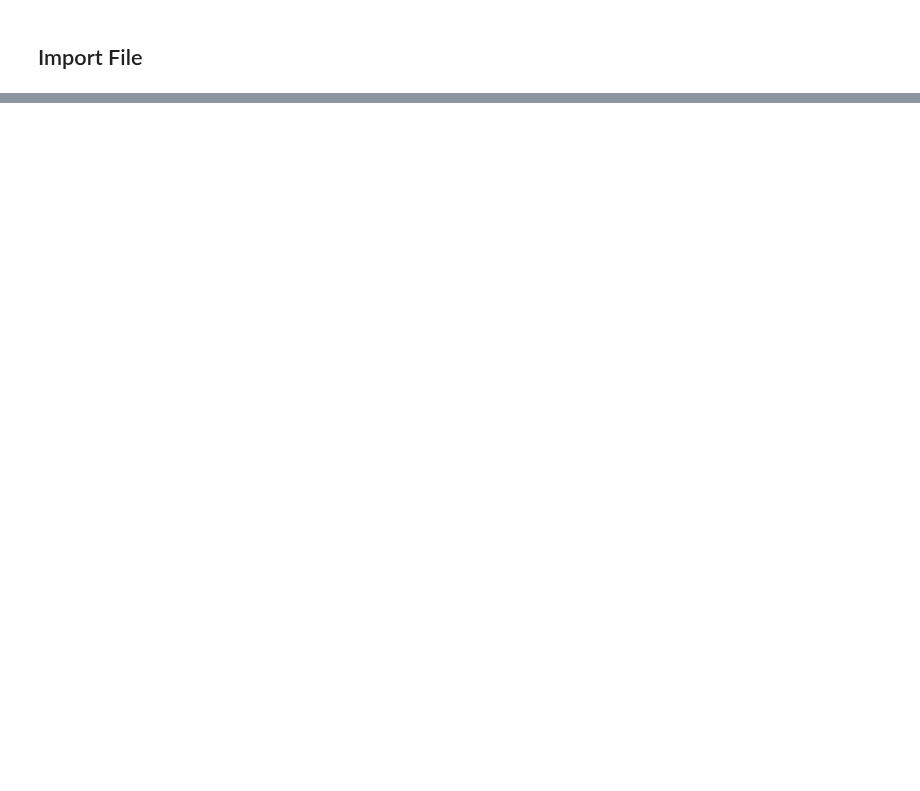
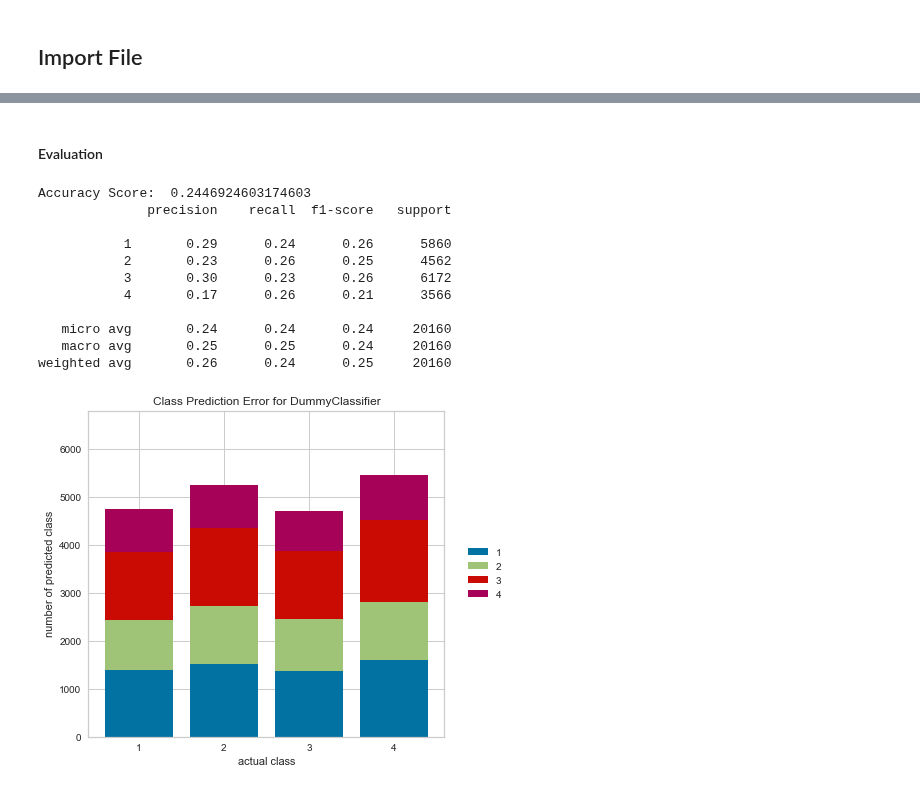
Before and after one commit to LeDon96/CrowdednessPrediction, a Jupyter notebook: Jupyter Notebooks/ClassificationModels.ipynb, the cells around one changed output, grey strips where cells are left out. Drawn from its saved outputs; the diff is of its cells as text; code cells hidden in the pictures; blank space fills up the shorter version.

```diff
--- a/Jupyter Notebooks/ClassificationModels.ipynb
+++ b/Jupyter Notebooks/ClassificationModels.ipynb
@@ -29,0 +51,2 @@ full_df.head()
+# %%
+x_eval, y_eval, x_eval_series, y_eval_series = split.evalSplit(full_df, split_date, sensor, eval_start_date, eval_end_date)
@@ -29,0 +67,13 @@ full_df.head()
+# %%
+y_pred_test_bas = bas.predict(x_test)
+
+print("Accuracy Score: ", accuracy_score(y_test, y_pred_test_bas))
+print(classification_report(y_test, y_pred_test_bas))
+
+visualizer = ClassPredictionError(
+    bas
+)
+
+visualizer.fit(x_train, y_train)
+visualizer.score(x_test, y_test)
+g = visualizer.poof()
@@ -29,0 +105,28 @@ full_df.head()
+# %% [markdown]
+#### Evaluation
+# %%
+y_pred_eval_bas = bas.predict(x_eval)
+
+print("Accuracy Score: ", accuracy_score(y_eval, y_pred_eval_bas))
+print(classification_report(y_eval, y_pred_eval_bas))
+
+visualizer = ClassPredictionError(
+    bas
+)
+
+visualizer.fit(x_train, y_train)
+visualizer.score(x_eval, y_eval)
+g = visualizer.poof()
+# %% [output]
+Accuracy Score:  0.2446924603174603
+              precision    recall  f1-score   support
+
+           1       0.29      0.24      0.26      5860
+           2       0.23      0.26      0.25      4562
+           3       0.30      0.23      0.26      6172
+           4       0.17      0.26      0.21      3566
+
+   micro avg       0.24      0.24      0.24     20160
+   macro avg       0.25      0.25      0.24     20160
+weighted avg       0.26      0.24      0.25     20160
+[figure, added]
```
Also changed, not shown: parts of 41 cells of this notebook.
